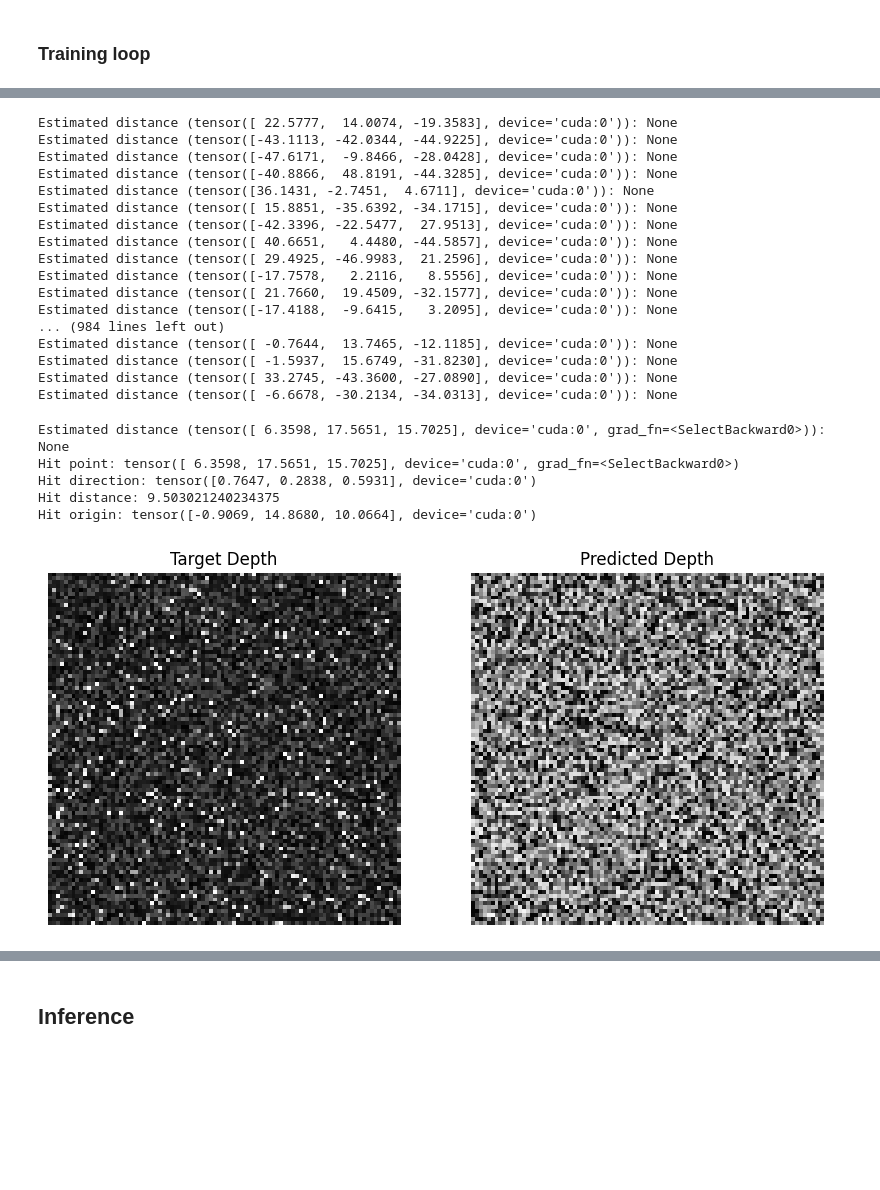
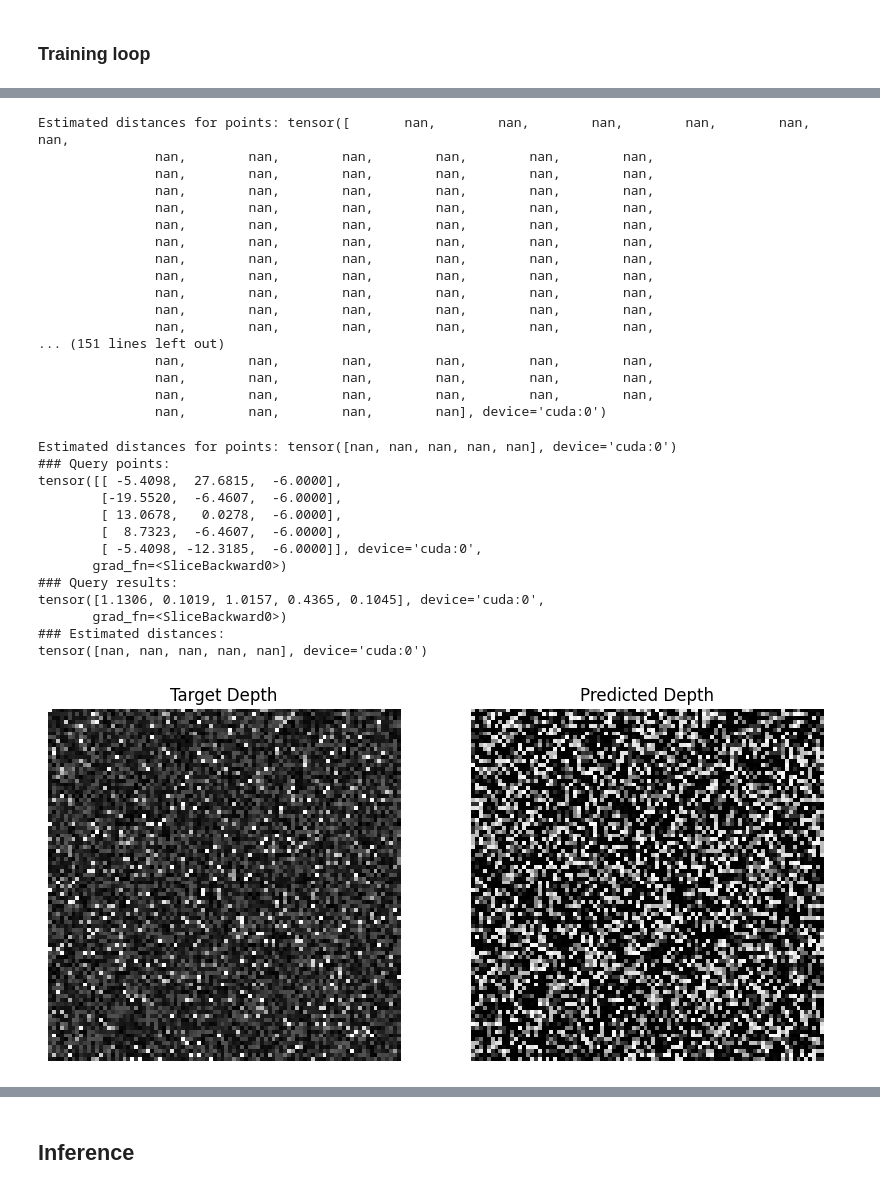
Before and after one commit to X13-A/NeDF, a Jupyter notebook: refactor/nedf_V3.ipynb, the cells around one changed output, grey strips where cells are left out. Drawn from its saved outputs; the diff is of its cells as text; code cells hidden in the pictures; blank space fills up the shorter version.

Commit message:
(WIP) Distance estimation

```diff
--- a/refactor/nedf_V3.ipynb
+++ b/refactor/nedf_V3.ipynb
@@ -200,19 +229,7 @@ def render_depth_sphere_tracing(
         steps = torch.where(active_mask, steps + 1, steps)
 
         # Mask for rays that are within the surface threshold
-        hit_mask = ((predicted_distances < near_thresh) | (dstTravelled >= depth_map)) & active_mask
-
-        # Estimate distance for rays that have hit
-        if (dstTravelled >= depth_map).any():
-            # select firsst ray that has hit
-            hit_index = torch.where(dstTravelled >= depth_map)[0][0]
-            hit_point = query_points[hit_index]
-            estimate_distance(hit_point, dataset, device)
-            print(f"Hit point: {hit_point}")
-            print(f"Hit direction: {ray_directions[hit_index]}")
-            print(f"Hit distance: {dstTravelled[hit_index]}")
-            print(f"Hit origin: {ray_origins[hit_index]}")
-            break
+        hit_mask = (predicted_distances < near_thresh) & active_mask
 
         # Store active query points and predictions
         all_query_points.append(query_points[~hit_mask])
@@ -343,26 +360,25 @@ with torch.no_grad():
     scale = 100
     test_points = torch.rand(1000, 3, device=device) * scale - torch.tensor([scale/2, scale/2, scale/2], device=device)
     # predicted_distances = model(test_points).squeeze(-1).detach().cpu().numpy()
-    for test_point in test_points:
-        estimate_distance(test_point, dataset, device)
+    estimate_distances(test_points, dataset, device)
 # %% [output]
-Estimated distance (tensor([ 22.5777,  14.0074, -19.3583], device='cuda:0')): None
-Estimated distance (tensor([-43.1113, -42.0344, -44.9225], device='cuda:0')): None
-Estimated distance (tensor([-47.6171,  -9.8466, -28.0428], device='cuda:0')): None
-Estimated distance (tensor([-40.8866,  48.8191, -44.3285], device='cuda:0')): None
-Estimated distance (tensor([36.1431, -2.7451,  4.6711], device='cuda:0')): None
-Estimated distance (tensor([ 15.8851, -35.6392, -34.1715], device='cuda:0')): None
-Estimated distance (tensor([-42.3396, -22.5477,  27.9513], device='cuda:0')): None
-Estimated distance (tensor([ 40.6651,   4.4480, -44.5857], device='cuda:0')): None
-Estimated distance (tensor([ 29.4925, -46.9983,  21.2596], device='cuda:0')): None
-Estimated distance (tensor([-17.7578,   2.2116,   8.5556], device='cuda:0')): None
-Estimated distance (tensor([ 21.7660,  19.4509, -32.1577], device='cuda:0')): None
-Estimated distance (tensor([-17.4188,  -9.6415,   3.2095], device='cuda:0')): None
-... (984 lines left out)
-Estimated distance (tensor([ -0.7644,  13.7465, -12.1185], device='cuda:0')): None
-Estimated distance (tensor([ -1.5937,  15.6749, -31.8230], device='cuda:0')): None
-Estimated distance (tensor([ 33.2745, -43.3600, -27.0890], device='cuda:0')): None
-Estimated distance (tensor([ -6.6678, -30.2134, -34.0313], device='cuda:0')): None
+Estimated distances for points: tensor([       nan,        nan,        nan,        nan,        nan,        nan,
+               nan,        nan,        nan,        nan,        nan,        nan,
+               nan,        nan,        nan,        nan,        nan,        nan,
+               nan,        nan,        nan,        nan,        nan,        nan,
+               nan,        nan,        nan,        nan,        nan,        nan,
+               nan,        nan,        nan,        nan,        nan,        nan,
+               nan,        nan,        nan,        nan,        nan,        nan,
+               nan,        nan,        nan,        nan,        nan,        nan,
+               nan,        nan,        nan,        nan,        nan,        nan,
+               nan,        nan,        nan,        nan,        nan,        nan,
+               nan,        nan,        nan,        nan,        nan,        nan,
+               nan,        nan,        nan,        nan,        nan,        nan,
+... (151 lines left out)
+               nan,        nan,        nan,        nan,        nan,        nan,
+               nan,        nan,        nan,        nan,        nan,        nan,
+               nan,        nan,        nan,        nan,        nan,        nan,
+               nan,        nan,        nan,        nan], device='cuda:0')
 # %%
 # Training parameters
 display_every = 1
@@ -416,6 +432,15 @@ for i in range(start_epoch, num_iters):
     depth_predicted, steps, query_points, query_results = render_depth_sphere_tracing(
         model, sampled_ray_origins, sampled_ray_directions, sampled_depth, near_thresh, max_ray_marching_steps
     )
+
+    # Select a subset of query points for distance estimation
+    loss_samples = 5
+    query_points_for_loss = query_points[:loss_samples]
+    query_results_for_loss = query_results[:loss_samples]
+    estimated_distances = estimate_distances(query_points_for_loss, dataset, device)
+    print(f"### Query points:\n{query_points_for_loss}")
+    print(f"### Query results:\n{query_results_for_loss}")
+    print(f"### Estimated distances:\n{estimated_distances}")
 
     # Correctly reshape to the largest possible square
     valid_size = int(torch.sqrt(torch.tensor(sampled_depth.shape[0], dtype=torch.float32)).floor().item())
@@ -448,37 +473,45 @@ for i in range(start_epoch, num_iters):
     total_loss = depth_loss * depth_penalty_weight
     total_loss = total_loss + eikonal_loss * eikonal_penalty_weight
     total_loss = total_loss + exceed_depth_loss * exceed_depth_penalty_weight
     total_loss = total_loss + steps_loss * steps_penalty_weight
 
     if (total_loss == float('inf') or total_loss == float('nan')):
         print("Loss is infinite or NaN, skipping this batch.")
         continue
 
     # Backpropagation
     optimizer.zero_grad()
     total_loss.backward()
     optimizer.step()
 
     # Display Progress
     if i % display_every == 0:
         print(f"\n### Step {i} ###")
         print(f"Average distance: {query_results.mean().item():.2f}")
         print(f"Average steps: {steps.mean().item():.2f}")
         print(f"Total loss: {total_loss.item():.2f} (Depth: {depth_loss.item():.2f}, Eikonal: {eikonal_loss.item():.2f}, Exceed: {exceed_depth_loss.item():.2f})")
         print(f"Best loss: {best_loss:.2f}")
 
     # Save checkpoint periodically or if loss improves
     if i % save_every == 0 or total_loss.item() < best_loss:
         if total_loss.item() < best_loss:
             best_loss = total_loss.item()
         save_checkpoint(model, optimizer, i, total_loss.item(), os.path.join(checkpoint_dir, CHECKPOINT_NAME))
 
 print("Training complete!")
 # %% [output]
-Estimated distance (tensor([ 6.3598, 17.5651, 15.7025], device='cuda:0', grad_fn=<SelectBackward0>)): None
-Hit point: tensor([ 6.3598, 17.5651, 15.7025], device='cuda:0', grad_fn=<SelectBackward0>)
-Hit direction: tensor([0.7647, 0.2838, 0.5931], device='cuda:0')
-Hit distance: 9.503021240234375
-Hit origin: tensor([-0.9069, 14.8680, 10.0664], device='cuda:0')
+Estimated distances for points: tensor([nan, nan, nan, nan, nan], device='cuda:0')
+### Query points:
+tensor([[ -5.4098,  27.6815,  -6.0000],
+        [-19.5520,  -6.4607,  -6.0000],
+        [ 13.0678,   0.0278,  -6.0000],
+        [  8.7323,  -6.4607,  -6.0000],
+        [ -5.4098, -12.3185,  -6.0000]], device='cuda:0',
+       grad_fn=<SliceBackward0>)
+### Query results:
+tensor([1.1306, 0.1019, 1.0157, 0.4365, 0.1045], device='cuda:0',
+       grad_fn=<SliceBackward0>)
+### Estimated distances:
+tensor([nan, nan, nan, nan, nan], device='cuda:0')
-[figure, old version]
+[figure, new version]
 ### Step 0 ###
```
Also changed, not shown: parts of 7 cells of this notebook, 5 other files.
